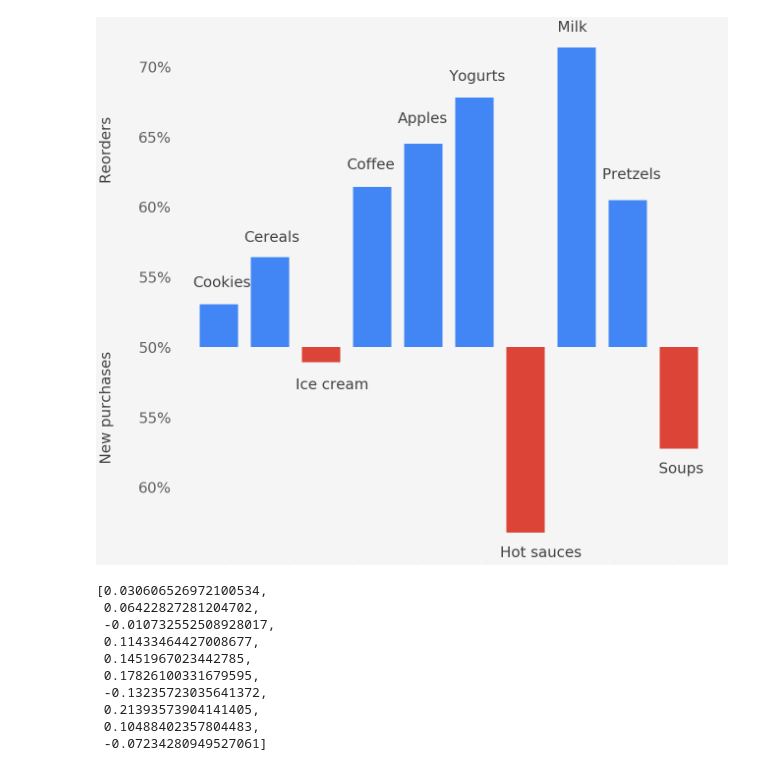
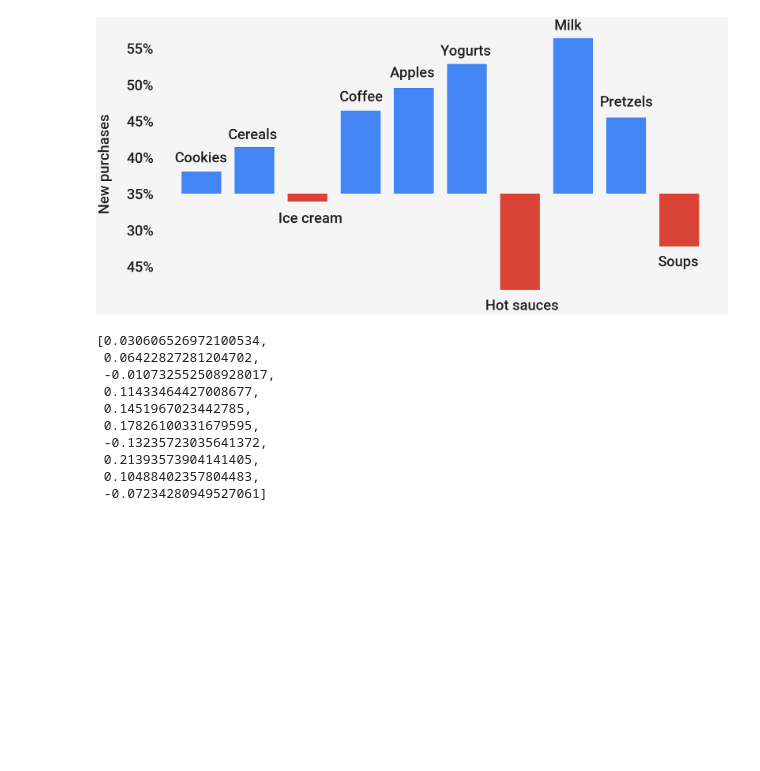
Before and after one commit to paw-lu/Instacart-data, a Jupyter notebook: Exploratory/Reorder-v2.ipynb, the cells around one changed output. Cells and saved outputs as stored; diff of their text form; code cells hidden in the pictures; blank space fills up the shorter version.

```diff
--- a/Exploratory/Reorder-v2.ipynb
+++ b/Exploratory/Reorder-v2.ipynb
@@ -105,7 +105,7 @@ from matplotlib import rc
 rc("font", **{"sans-serif": ["Roboto"]})
 # %%
 from numpy import arange
-fig, ax = plt.subplots(figsize=(20,20))
+fig, ax = plt.subplots(figsize=(16*2.2, 8*2.2))
 select_products = [cookie_reorders, cereal_reorders, ice_cream_reorders, coffee_reorders, apple_reorders, yogurt_reorders,hot_sauce_reorders, milk_reorders, pretzels_reorders, soup_reorders]
 bar_heights = []
 for height in select_products:
@@ -113,51 +113,51 @@ for height in select_products:
 tick_titles = ['Cookies', 'Cereals', 'Ice cream', 'Coffee', 'Apples', 'Yogurt', 'Hot sauce', 'Milk', 'Pretzels', 'Soup']
 
 #plt.xlabel('Products', fontsize=30, labelpad=50)
-plt.ylabel('New purchases                                    Reorders',
-           fontsize=30, labelpad=50)
-y_ticks = ['60%', '55%', '50%', '55%', '60%', '65%', '70%' ]
+plt.ylabel('New purchases',
+           fontsize=50, labelpad=50, alpha=0.87, weight='medium')
+y_ticks = ['45%', '30%', '35%', '40%', '45%', '50%', '55%', '60%']
 y_tick_positions = [-.1, -.05, 0, .05, .1, .15, .20]
 
 #ax.set_xticks(range(2,(2*len(bar_heights)) + 2,2))
 bar_positions = (arange(len(bar_heights))  + 1)*2
-ax.xaxis.label.set_color('#424242')
-ax.yaxis.label.set_color('#424242')
-ax.tick_params(colors='#616161')
+#ax.xaxis.label.set_color('#424242')
+#ax.yaxis.label.set_color('#424242')
+#ax.tick_params(colors='#616161')
 plt.xticks(fontsize=0, rotation=45)
-plt.yticks(fontsize=30)
+plt.yticks(fontsize=50, alpha=0.87, weight='medium')
 #ax.set_xticklabels(tick_titles)
 
 ax.set_yticks(y_tick_positions)
 ax.set_yticklabels(y_ticks)
 for i, bar in enumerate(bar_heights):
     if i == 2 or i == 6 or i == 9:
         ax.bar(bar_positions[i], bar_heights[i], 1.5, color='#db4437')
     else:
         ax.bar(bar_positions[i], bar_heights[i], 1.5, color='#4285f4')
 
 #ax.bar(bar_positions, bar_heights, 1.5, color='#4285f4')
 ax.set_facecolor('#f5f5f5')
 fig.patch.set_facecolor('#f5f5f5')
 ax.spines["right"].set_visible(False)
 ax.spines["left"].set_visible(False)
 ax.spines["top"].set_visible(False)
 ax.spines["bottom"].set_visible(False)
 plt.tick_params(bottom="off", top="off", left="off", right="off")
 
 
-ax.text(1, .043, 'Cookies', fontsize=30, color='#424242')
-ax.text(3, .075, 'Cereals', fontsize=30, color='#424242')
-ax.text(5, -.03, 'Ice cream', fontsize=30, color='#424242')
-ax.text(7, .127, 'Coffee', fontsize=30, color='#424242')
-ax.text(9, .16, 'Apples', fontsize=30, color='#424242')
-ax.text(11, .19, 'Yogurts', fontsize=30, color='#424242')
-ax.text(13, -.15, 'Hot sauces', fontsize=30, color='#424242')
-ax.text(15.25, .225, 'Milk', fontsize=30, color='#424242')
-ax.text(17, .12, 'Pretzels', fontsize=30, color='#424242')
-ax.text(19.2, -.09, 'Soups', fontsize=30, color='#424242')
+ax.text(1, .043, 'Cookies', fontsize=50, alpha=0.87, weight='medium')
+ax.text(3, .075, 'Cereals', fontsize=50, alpha=0.87, weight='medium')
+ax.text(4.9, -.04, 'Ice cream', fontsize=50, alpha=0.87, weight='medium')
+ax.text(7.2, .127, 'Coffee', fontsize=50, alpha=0.87, weight='medium')
+ax.text(9.1, .16, 'Apples', fontsize=50, alpha=0.87, weight='medium')
+ax.text(11, .19, 'Yogurts', fontsize=50, alpha=0.87, weight='medium')
+ax.text(12.7, -.16, 'Hot sauces', fontsize=50, alpha=0.87, weight='medium')
+ax.text(15.29, .225, 'Milk', fontsize=50, alpha=0.87, weight='medium')
+ax.text(17, .12, 'Pretzels', fontsize=50, alpha=0.87, weight='medium')
+ax.text(19.2, -.1, 'Soups', fontsize=50, alpha=0.87, weight='medium')
 plt.show()
 # %% [output]
-[figure, old version]
+[figure, new version]
 # %%
 bar_heights
 # %% [output]
```
Also changed, not shown: 4 other files.
